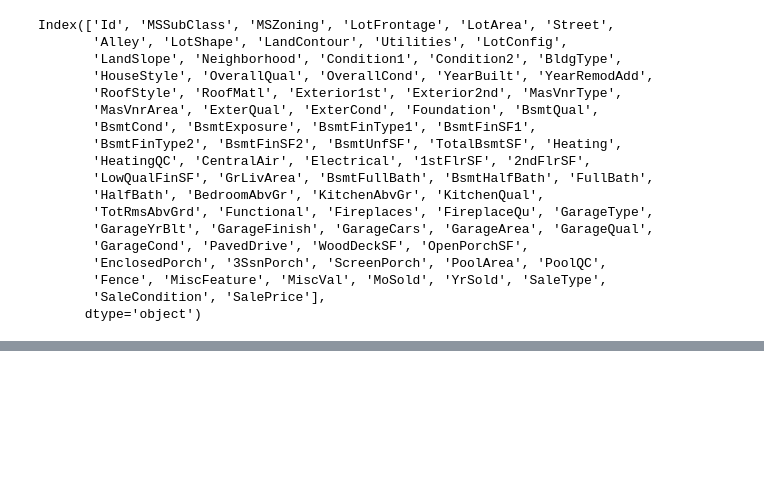
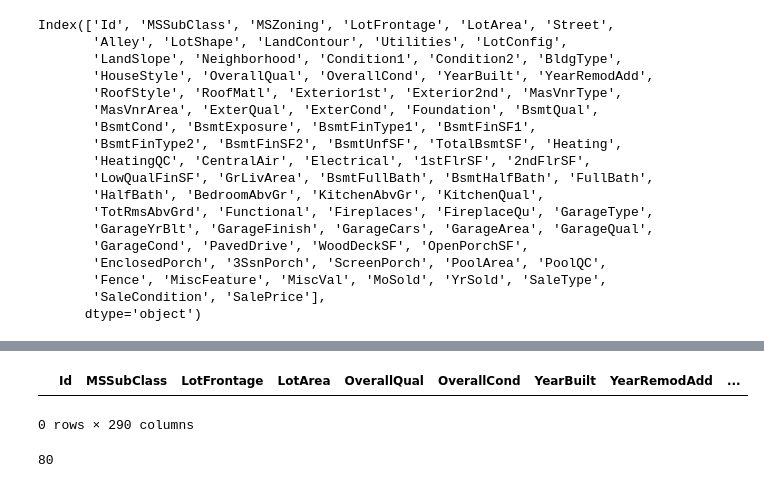
Before and after one commit to bzmull/housing_prices_predictor, a Jupyter notebook: bens_notebook.ipynb, the cells around one changed output, grey strips where cells are left out. Cells and saved outputs as stored; diff of their text form; code cells hidden in the pictures; blank space fills up the shorter version.

```diff
--- a/bens_notebook.ipynb
+++ b/bens_notebook.ipynb
@@ -51,0 +82,6 @@ Index(['Id', 'MSSubClass', 'MSZoning', 'LotFrontage', 'LotArea', 'Street',
+# %%
+null_lot = train[train["LotFrontage"].isnull()]
+train[train.fillna(0)["LotFrontage"].isnull()]
+# %% [output]
+|  | Id | MSSubClass | LotFrontage | LotArea | OverallQual | OverallCond | YearBuilt | YearRemodAdd | ... |
+0 rows × 290 columns
@@ -51,0 +95,4 @@ Index(['Id', 'MSSubClass', 'MSZoning', 'LotFrontage', 'LotArea', 'Street',
+# %%
+print(len(test_df.columns))
+# %% [output]
+80
```
Also changed, not shown: parts of 10 cells of this notebook.
